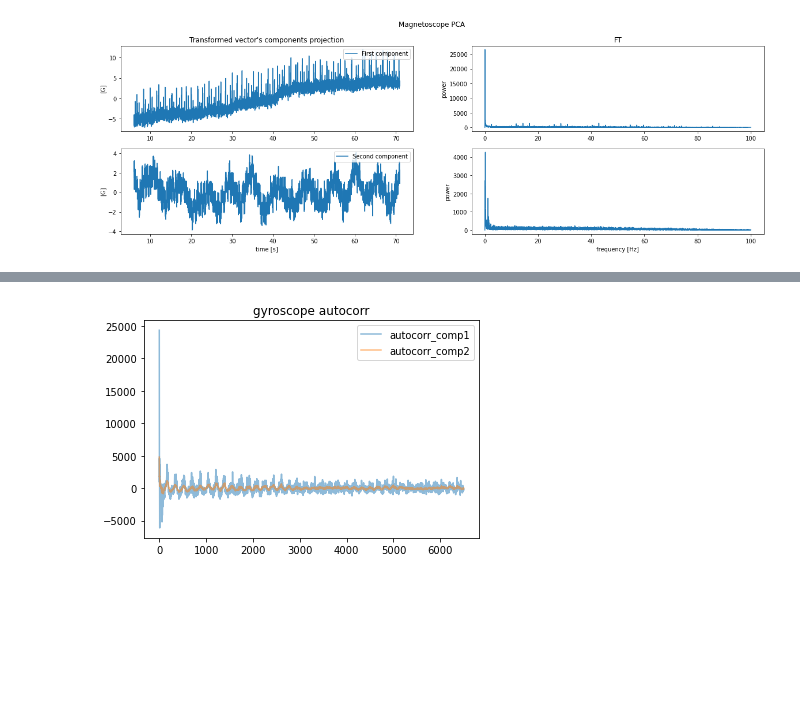
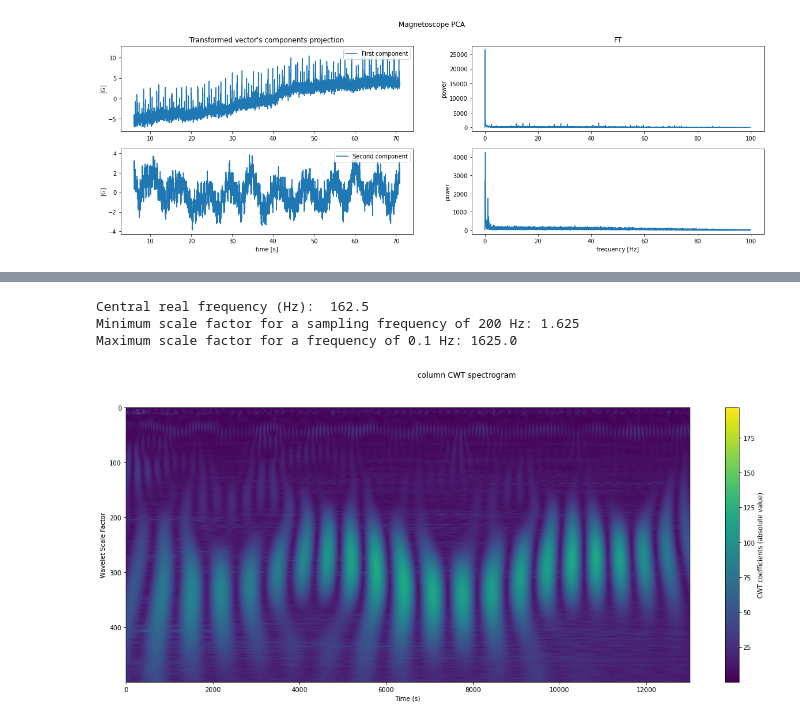
Before and after one commit to zanocrate/LCP_projects_Y4, a Jupyter notebook: Raffo_draft2.ipynb, the cells around one changed output, grey strips where cells are left out. Saved outputs shown, nothing was run; the diff lists cells and outputs as text; code cells hidden in the pictures; blank space fills up the shorter version.

```diff
--- a/Raffo_draft2.ipynb
+++ b/Raffo_draft2.ipynb
@@ -189,14 +166,0 @@ plt.title('magnetometer autocorr');
-# %%
-gyro=clean_up(data, gyro_columns)
-gyro1=gyro[:,0]
-gyro2=gyro[:,1]
-
-gyro1_autocorr=autocorr(gyro1)
-gyro2_autocorr=autocorr(gyro2)
-
-plt.plot(gyro1_autocorr,alpha=0.5,label='autocorr_comp1')
-plt.plot(gyro2_autocorr,alpha=0.5,label='autocorr_comp2')
-plt.legend()
-plt.title('gyroscope autocorr');
-# %% [output]
-[figure, removed]
@@ -202,0 +193,41 @@ plt.title('gyroscope autocorr');
+# %%
+#Wavelet MADNESS
+
+sampling_rate = 200
+
+wav = pywt.ContinuousWavelet('morl') # Morlet Wavefunction
+print("Central real frequency (Hz): ",pywt.scale2frequency(wav,1)*sampling_rate)
+min_scale = pywt.scale2frequency(wav,1)*2
+print("Minimum scale factor for a sampling frequency of {} Hz: {}".format(sampling_rate,min_scale))
+max_scale = pywt.scale2frequency(wav,1)*sampling_rate/0.1
+print("Maximum scale factor for a frequency of {} Hz: {}".format(0.1,max_scale))
+# %% [output]
+Central real frequency (Hz):  162.5
+Minimum scale factor for a sampling frequency of 200 Hz: 1.625
+Maximum scale factor for a frequency of 0.1 Hz: 1625.0
+# %%
+def plot_spectrogram(coefs,scales,cwt_freq,name,absolute=True,cmap='jet'):
+    if absolute:
+        data = np.abs(coefs)
+        cbar_label = 'CWT coefficients (absolute value)'
+    else :
+        data = coefs
+        cbar_label = 'CWT coefficients'
+    fig,ax = plt.subplots(1,1,figsize=[20,8])
+    fig.suptitle(name+' CWT spectrogram')
+    # fig.subplots_adjust(hspace=0)
+    ax.set_ylabel('Wavelet Scale Factor')
+    pos = ax.imshow(data,aspect='auto',cmap=cmap)
+    cbar=fig.colorbar(pos)
+    cbar.set_label(cbar_label)
+    # yticks = np.arange(0,scales.size,int(scales.size/10))
+    # yticklabels = ["{:.2f}".format(cwt_freq[i]) for i in yticks]
+    # ax.set_yticks(yticks)
+    # ax.set_yticklabels(yticklabels)
+    # xticks = np.linspace(0,df.index.size-1,10,dtype=int)
+    # xticklabels = ["{:2.1f}".format(i) for i in df.index[xticks]]
+    # ax.set_xticks(xticks)
+    # ax.set_xticklabels(xticklabels)
+    ax.set_xlabel('Time (s)')
+
+    plt.show()
@@ -202,0 +237,13 @@ plt.title('gyroscope autocorr');
+# %%
+data_in = acc2
+Nscales=500
+
+scales = np.linspace(min_scale,max_scale,Nscales)
+coefs,cwt_freq=pywt.cwt(data_in,scales,wav,sampling_period=1/sampling_rate) # result is (n_scales,n_points) np.array. coefs[0,:] are the coefficient for the first scale
+                                                                        # which is the smaller one (higher frequency)
+                                                                        # cwt_freq is a frequency array, corresponding to the scales array but transformed to a frequency
+
+
+plot_spectrogram(coefs,scales,cwt_freq,'column',absolute=True,cmap='viridis')
+# %% [output]
+[figure, added]
```
Also changed, not shown: parts of 13 cells of this notebook, 1 other file.
